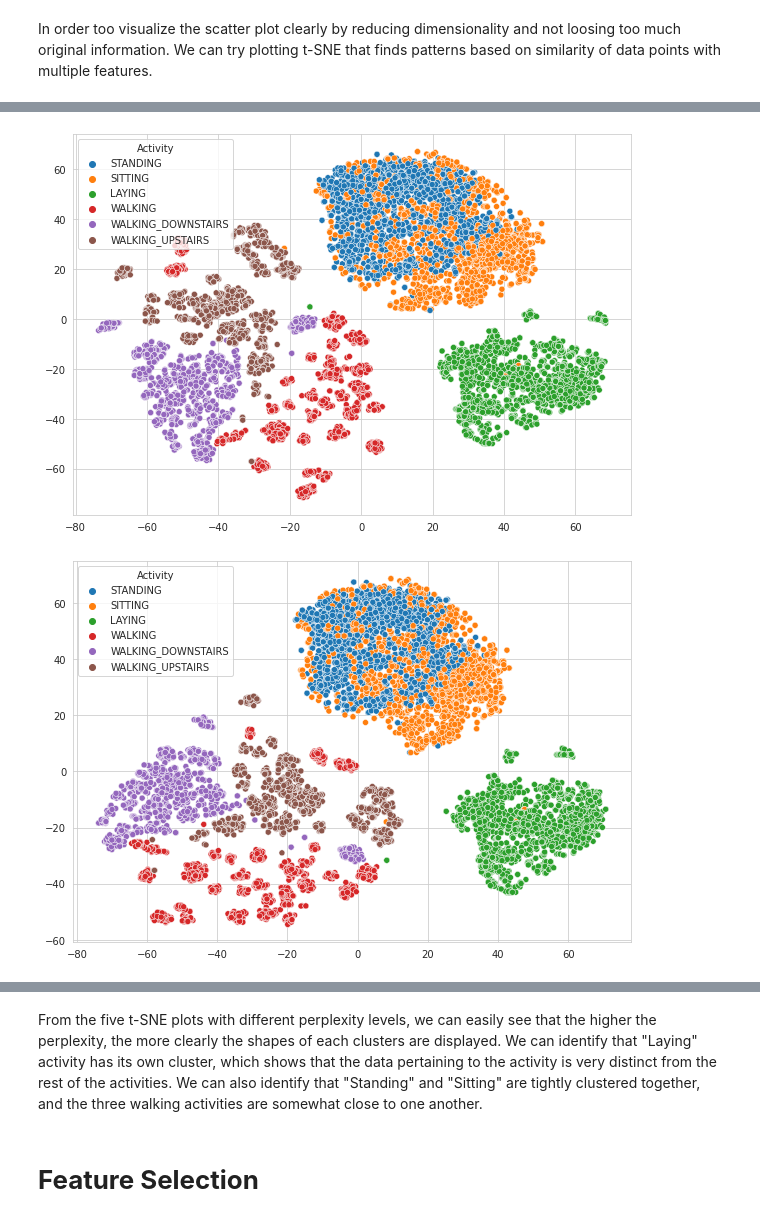
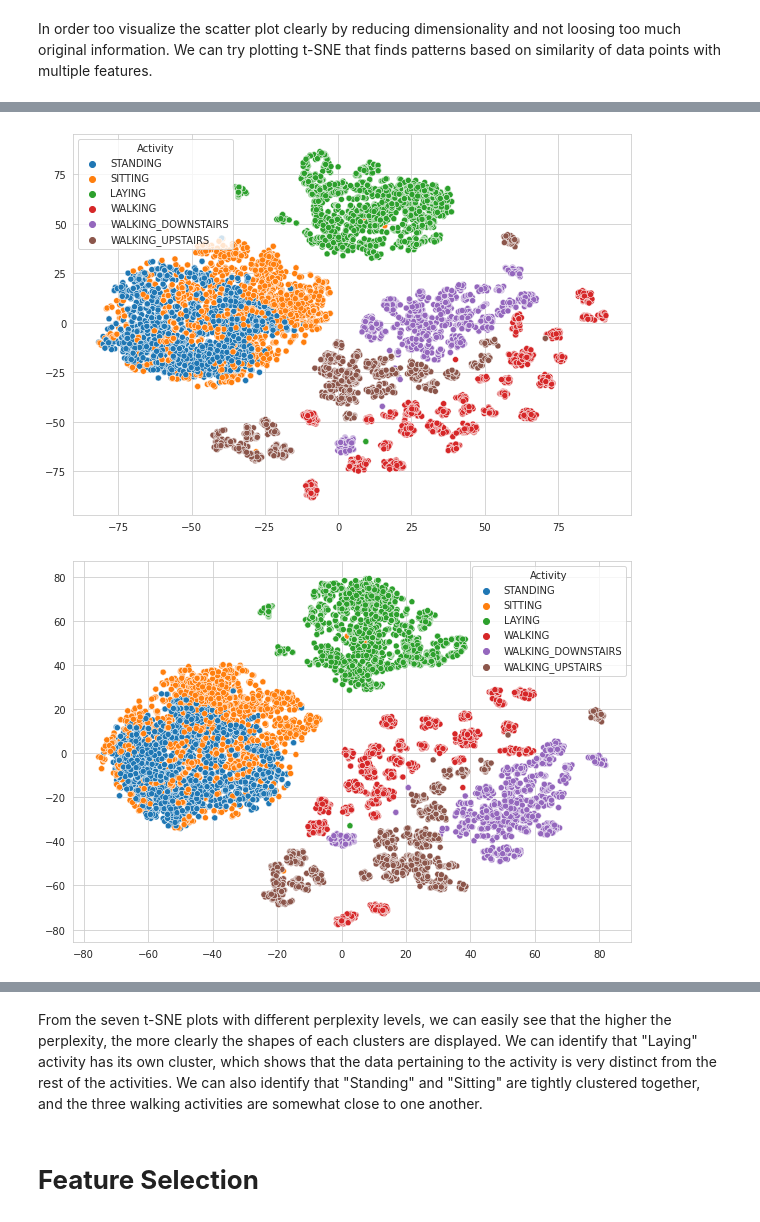
Before and after one commit to anthonywu2000/Human-Activity-Recognition, a Jupyter notebook: Human_Activity_Recognition_Algorithms_Project.ipynb, the cells around one changed output, grey strips where cells are left out. Saved outputs shown, nothing was run; the diff lists cells and outputs as text; code cells hidden in the pictures.

```diff
--- a/Human_Activity_Recognition_Algorithms_Project.ipynb
+++ b/Human_Activity_Recognition_Algorithms_Project.ipynb
@@ -238,8 +236,14 @@ In below, we can reduce the dimensionality of the training dataset by PCA.
 # PCA Dimensionality Reduction
 import plotly.express as px
 from sklearn.decomposition import PCA
+from sklearn.preprocessing import StandardScaler
 
 matrix_for_reduction = df_train.drop(['subject', 'Activity'], axis = 1)
+
+scaler = StandardScaler()
+scaler.fit_transform(matrix_for_reduction)
+print(pd.DataFrame(scaler.fit_transform(matrix_for_reduction)))
+
 model_pca = PCA(n_components = 2)
 components = model_pca.fit_transform(matrix_for_reduction)
 
@@ -266,14 +286,13 @@ As we see from the 2D and 3D plots of reduced dimensionality, we obeserve that t
 # %% [markdown]
 In order too visualize the scatter plot clearly by reducing dimensionality and not loosing too much original information. We can try plotting t-SNE that finds patterns based on similarity of data points with multiple features.
 # %%
-# https://scikit-learn.org/stable/modules/generated/sklearn.manifold.TSNE.html read this
 from sklearn.manifold import TSNE
 import time
 
-perplexity_levels = [30, 40, 50, 60, 70]
+perplexity_levels = [10, 20, 30, 40, 50, 60, 70]
 for i in perplexity_levels:
   %time
-  model_tsne = TSNE(n_components = 2, perplexity = i, random_state = 1)
+  model_tsne = TSNE(n_components = 2, perplexity = i, random_state = 42)
   fitted_model_tsne = model_tsne.fit_transform(matrix_for_reduction)
   plt.figure(figsize = (10, 7))
   sns.scatterplot(x = fitted_model_tsne[:, 0], y = fitted_model_tsne[:, 1], hue = df_train["Activity"])
@@ -293,2 +316,2 @@ Wall time: 7.63 µs
-[figure, old version]
+[figure, new version]
-[figure, old version]
+[figure, new version]
@@ -296,4 +321,4 @@ Wall time: 7.63 µs
 # %% [markdown]
-From the five t-SNE plots with different perplexity levels, we can easily see that the higher the perplexity, the more clearly the shapes of each clusters are displayed. We can identify that "Laying" activity has its own cluster, which shows that the data pertaining to the activity is very distinct from the rest of the activities. We can also identify that "Standing" and "Sitting" are tightly clustered together, and the three walking activities are somewhat close to one another.
+From the seven t-SNE plots with different perplexity levels, we can easily see that the higher the perplexity, the more clearly the shapes of each clusters are displayed. We can identify that "Laying" activity has its own cluster, which shows that the data pertaining to the activity is very distinct from the rest of the activities. We can also identify that "Standing" and "Sitting" are tightly clustered together, and the three walking activities are somewhat close to one another.
 # %% [markdown]
 # **Feature Selection**
```
Also changed, not shown: parts of 9 cells of this notebook.
